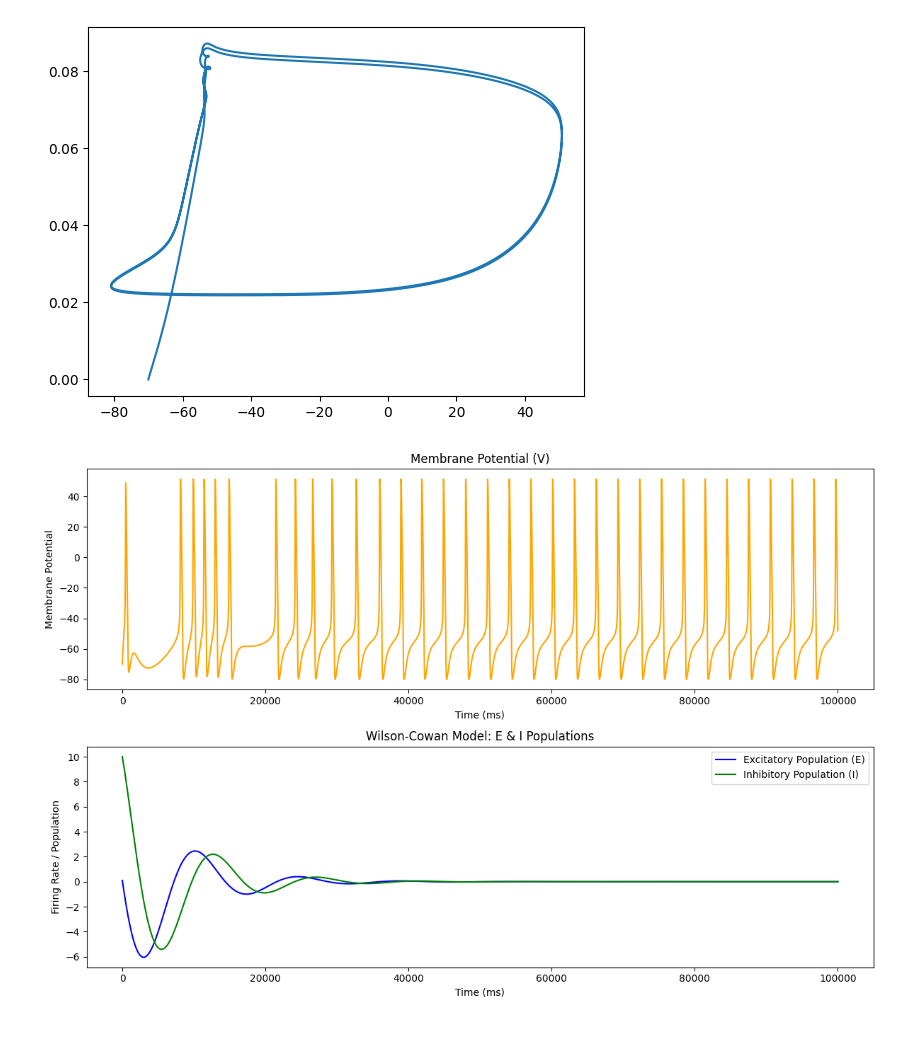
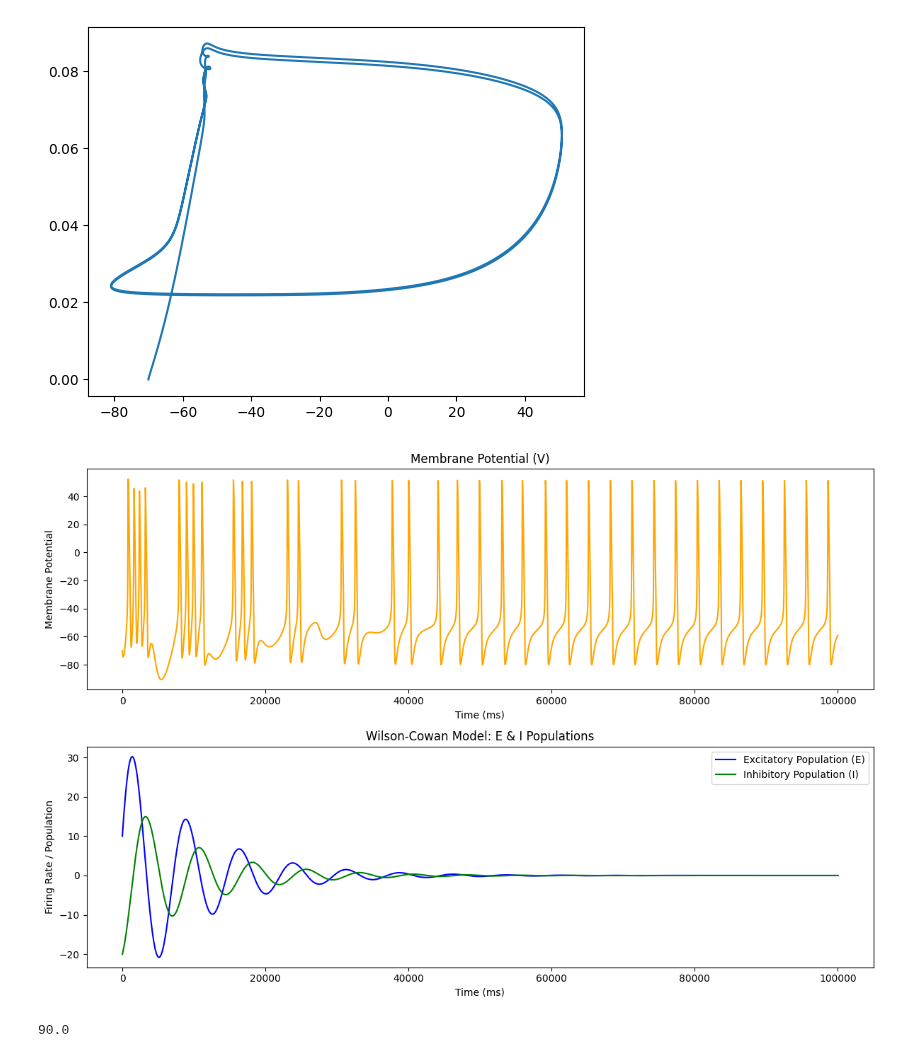
Before and after one commit to JoshSchreibeis/Comp_neuro_proj3, a Jupyter notebook: Comp_neuro_proj3.ipynb, the cells around one changed output. Saved outputs shown, nothing was run; the diff lists cells and outputs as text; code cells hidden in the pictures.

Commit message:
Add files via upload
Fixed WC dynamics & added in spike rate adaptation to noise

```diff
--- a/Comp_neuro_proj3.ipynb
+++ b/Comp_neuro_proj3.ipynb
@@ -134,7 +134,7 @@ def simulator_HH():
 
     I = np.zeros(len(t))
 
-    I = 2.51
+    I = -2.51
 
     V[0] = -70
     for j in range(len(t)-1):
@@ -214,10 +214,13 @@ def simulator_HH_WC():
     dt = 0.01
     t = np.arange(0, 1000, dt)
 
-    c1 = 12
-    c2 = -4
-    c3 = 13
-    c4 = -11
+    c1 = 10
+    c2 = -14
+    c3 = 10
+    c4 = -15
+    decay = 1
+
+
     P = 0
     Q = 0
     re = 1
@@ -246,20 +249,29 @@ def simulator_HH_WC():
     tau_E = 10000
     tau_I = 20000
 
+    # Threshold and reset values
+    Vth = -50
+    Vrst = -65
+
+    # Time definitions
+    Tmax = 1000
+
     E = np.zeros(len(t))
     I_pop = np.zeros(len(t))
-    E[0] = .1
-    I_pop[0] = 10
+    E[0] = 10
+    I_pop[0] = -20
 
     for j in range(len(t)-1):
         fE = sigmoid(E[j])
         fI = sigmoid(I_pop[j])
 
+
+
         # dE = (-E[j] + (WEE * fE + WEI * fI + I0))/tau_E
         # dI = (-I_pop[j] + (WIE * fE + WII * fI + I0))/tau_I
 
-        K1dE = (-E[j]*c1 + I_pop[j]*c2 + E[j]*c3)/tau_E
-        K1dI = (E[j]*c1 - I_pop[j]*c2 + I_pop[j]*c4)/tau_I
+        K1dE = ((-E[j]*c1 + I_pop[j]*c2 + E[j]*c3-E[j]*decay)/tau_E)
+        K1dI = ((E[j]*c1 - I_pop[j]*c2 + I_pop[j]*c4-I_pop[j]*decay)/tau_I)
 
 
         k1V = -Gl * (V[j] - El) - Gna * (m[j]**3) * h[j] * (V[j] - Ena) - Gk * n[j]**4 * (V[j] - Ek) - Gp * p[j] * (V[j] - Ena) - Gh * (0.65 * rf[j] + 0.35 * rs[j]) * (V[j] - Eh) + I_pop[j] + E[j]
@@ -291,8 +303,8 @@ def simulator_HH_WC():
         k2rf = (rfinf(av) - arf) / taurf(av)
         k2rs = (rsinf(av) - ars) / taurs(av)
 
-        K2dE = (-ade*c1 + adi*c2+ ade*c3)/tau_E
-        K2dI = (ade*c1 - adi*c2+ adi*c4)/tau_I
+        K2dE = (-ade*c1 + adi*c2+ ade*c3-ade*decay)/tau_E
+        K2dI = (ade*c1 - adi*c2+ adi*c4-adi*decay)/tau_I
 
         n[j + 1] = n[j] + (k1n + k2n) * dt / 2
         m[j + 1] = m[j] + (k1m + k2m) * dt / 2
@@ -302,31 +314,56 @@ def simulator_HH_WC():
 
         V[j + 1] = V[j] + (k1V + k2V) * dt / 2
         h[j + 1] = h[j] + (k1h + k2h) * dt / 2
 
         E[j + 1] = E[j] + K1dE+K2dE * dt / 2
         I_pop[j + 1] = I_pop[j] + K1dI + K2dI * dt/ 2
+
+        tspk = []
+        Vth = 20
+        if V[j + 1] >= Vth:
+            #V[j] = 60  # Spike
+            #V[j + 1] = Vrst  # Reset
+            tspk.append(t[j])
+
+        tspk = np.array(tspk)
+        # Compute firing rate
+        firing_rate = len(tspk) / (Tmax)  # spikes per second
+        firing_rates.append(firing_rate)
+
+        # Compute ISI and coefficient of variation (CV)
+        if len(tspk) > 1:
+            ISI = np.diff(tspk)
+            CV = np.std(ISI) / np.mean(ISI) if np.mean(ISI) > 0 else 0
+        else:
+            CV = 0
+
+        cv_values.append(CV)
 
     return np.array(V).reshape(-1, 1), np.array(rs).reshape(-1, 1), np.array(I).reshape(-1, 1), np.array(E).reshape(-1, 1), np.array(I_pop).reshape(-1, 1)
 
 V, rs, I, E, I_pop = simulator_HH_WC()
 
 plt.figure(figsize=(12, 8))
 
 plt.subplot(2, 1, 1)
 plt.plot(V, label="Membrane Potential (V)", color='orange')
 plt.xlabel("Time (ms)")
 plt.ylabel("Membrane Potential")
 plt.title("Membrane Potential (V)")
 
 plt.subplot(2, 1, 2)
 plt.plot(E, label="Excitatory Population (E)", color='b')
 plt.plot(I_pop, label="Inhibitory Population (I)", color='g')
 plt.xlabel("Time (ms)")
 plt.ylabel("Firing Rate / Population")
 plt.legend()
 plt.title("Wilson-Cowan Model: E & I Populations")
 
 plt.tight_layout()
 plt.show()
 # %% [output]
-[figure, old version]
+[figure, new version]
+# %%
+print(firing_rate)
+# %% [output]
+90.0
```
Also changed, not shown: parts of 5 cells of this notebook.
